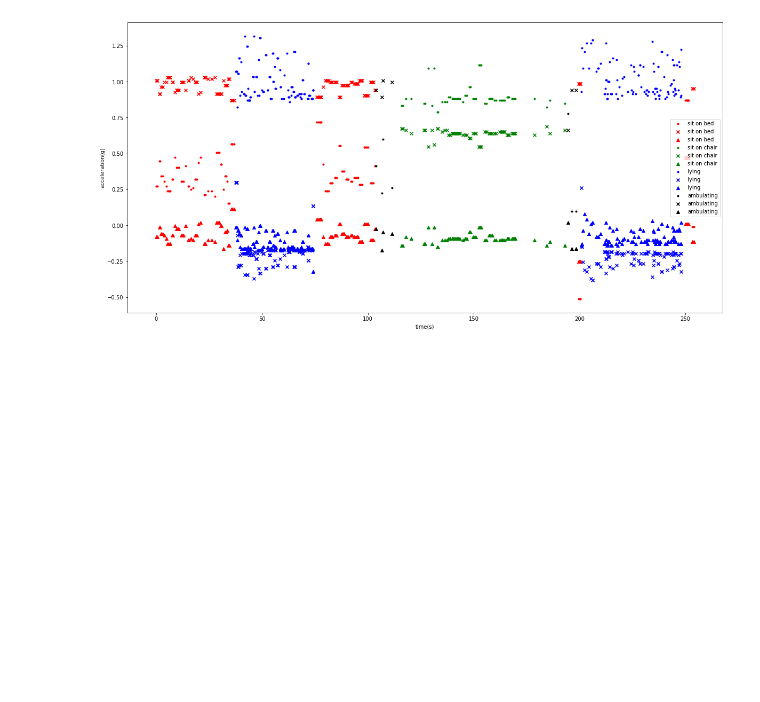
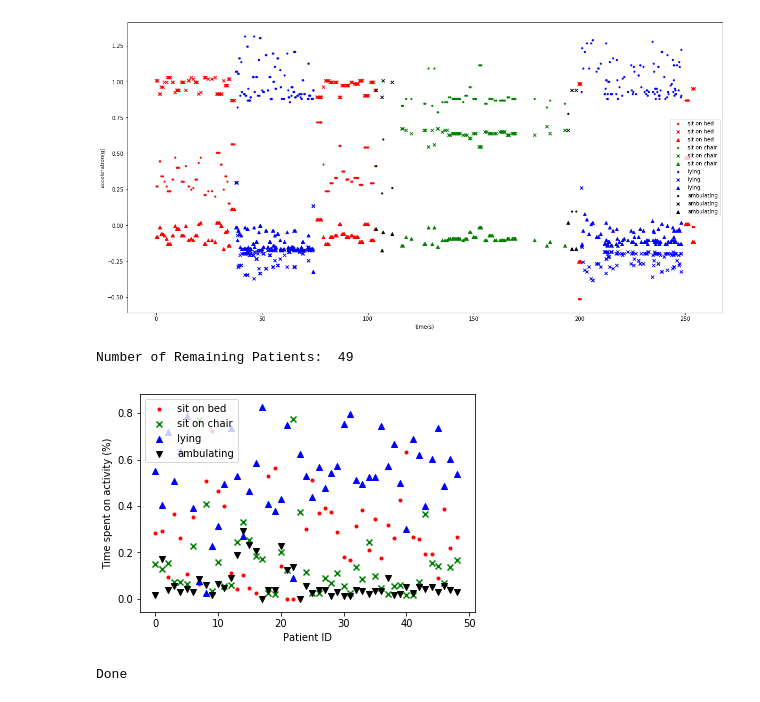
Before and after one commit to scbw1g15/COMP6208-ML-Assignment, a Jupyter notebook: src/analyze_data/analyze_data.ipynb, the cells around one changed output. Saved outputs shown, nothing was run; the diff lists cells and outputs as text; code cells hidden in the pictures; blank space fills up the shorter version.

Commit message:
updated activity analysis with current

```diff
--- a/src/analyze_data/analyze_data.ipynb
+++ b/src/analyze_data/analyze_data.ipynb
@@ -79,3 +80,15 @@ ax.set_ylabel('acceleration(g)')
 plt.show()
 # %% [output]
 [figure]
+# %%
+import activity_analysis as aa
+tool = aa.analysis()
+time_series_patients= tool.time_series_features_window_steps(5.0,0.1,4)#window size in seconds, step size, number of features to be transformed into time series
+filtered_patients,filtered_activity = tool.filter_unbalances(90)#enter percentege
+tool.patient_activity = filtered_activity
+tool.patient_list = filtered_patients
+tool.plot()
+# %% [output]
+Number of Remaining Patients:  49
+[figure, added]
+Done
```
Also changed, not shown: parts of 2 cells of this notebook, 2 other files.
